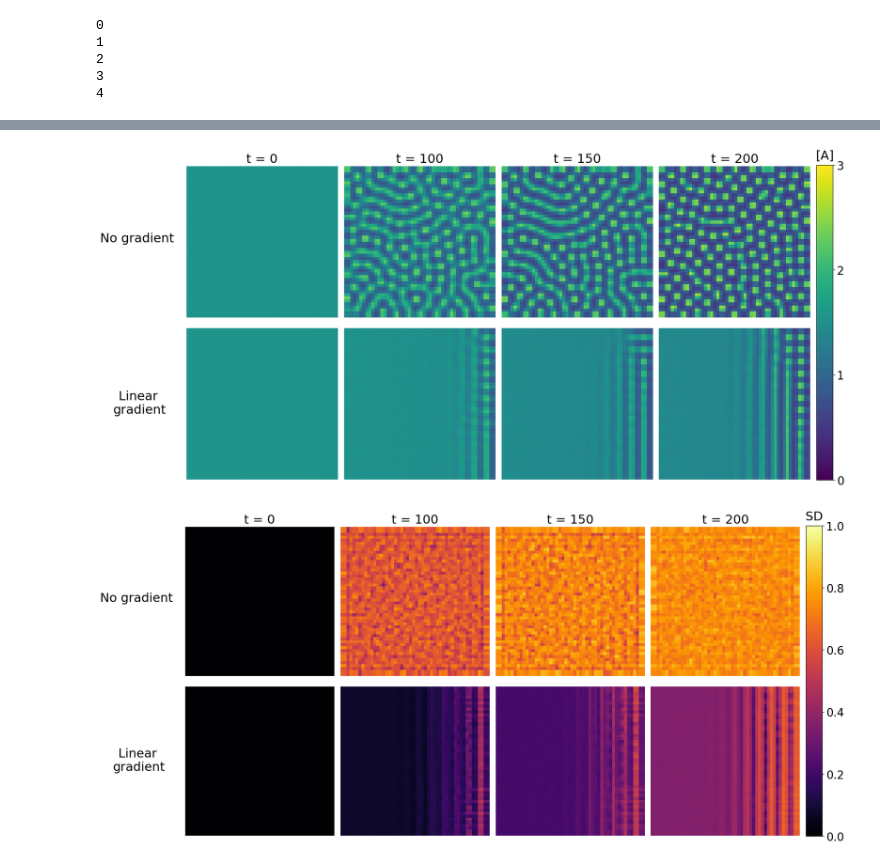
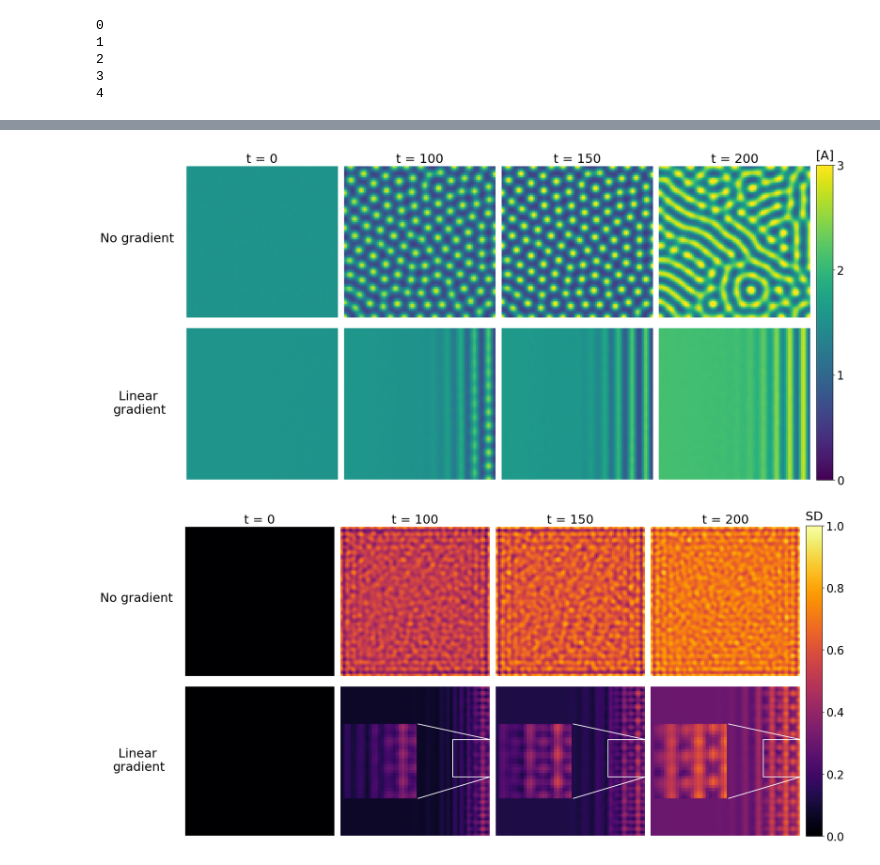
Before and after one commit to Endres-group/Limit-cycle-Turing-patterns, a Jupyter notebook: Figure_5.ipynb, the cells around one changed output, grey strips where cells are left out. Drawn from its saved outputs; the diff is of its cells as text; code cells hidden in the pictures.

```diff
--- a/Figure_5.ipynb
+++ b/Figure_5.ipynb
@@ -838,11 +775,11 @@ res_dict = {i: [] for i in range(0,ngrad)}
 for s in range(int(ngrad/8)):
     print(s)
     for i in range(0,8):
-        res = np.load(f"fig5_data_2/main_C0_{np.round(C0,3)}_{i+8*s}.npz")
+        res = np.load(f"fig5_data_rev/main_C0_{np.round(C0,3)}_{i+8*s}.npz")
         entropy_list = []
         xent = []
         for o in range(0,len(res['k1'])):
-            FS1 = np.fft.fft2(res['u2'][o], (50, 50))
+            FS1 = np.fft.fft2(res['u2'][o], (100, 100))
             power_spectrum = np.abs(FS1)**2
             power_spectrum_normS1 = power_spectrum / np.sum(power_spectrum)
             entropy_list.append(-np.sum(power_spectrum_normS1 * np.log2(power_spectrum_normS1+ 0.00000000000000001)))
@@ -863,17 +800,17 @@ for i in range(0,len(res['k1'])):
 4
 # %%
 
-with open("fig5_noised_together_FF.pkl", "wb") as f:
+with open("fig5_noised_together_FF_rev.pkl", "wb") as f:
     pickle.dump({'ent_list': ent_list,
                  'PSD': avg_res_sd4}, f)
 # %%
-with open("fig5_noised_together_null.pkl", "rb") as f:
+with open("fig5_noised_together_null_rev.pkl", "rb") as f:
     data = pickle.load(f)
 
 ent_list_null = data['ent_list']
 PSD_null = data['PSD']
 
-with open("fig5_noised_together_FF.pkl", "rb") as f:
+with open("fig5_noised_together_FF_rev.pkl", "rb") as f:
     data = pickle.load(f)
 
 ent_list_FF = data['ent_list']
@@ -982,13 +919,14 @@ print(top2_indices)
 # %%
+timepoints = [0,100,150,200]
 ncols = len(timepoints)
 nrows = 2  # first row = u, second row = u2
 vmin_global = 0
 vmax_global = 1
-timepoints = [0,100,150,200]
+
 # Load data
 res_dict = {i: [] for i in range(40)}
 for i in range(40):
-    res = np.load(f"fig5_data_2/main_C0_0.12_{i}.npz")
+    res = np.load(f"fig5_data_rev/main_C0_0.16_{i}.npz")
     res_dict[i].append(res)
 
 # Prepare PSD images
@@ -1008,7 +946,7 @@ for key in ['u', 'u2']:
 fig = plt.figure(figsize=(20, 10))
 gs = gridspec.GridSpec(nrows, ncols + 1, width_ratios=[1]*ncols + [0.05], wspace=0.05, hspace=0.05)
 run = 9
-res = np.load(f"fig5_data_2/main_C0_0.12_{run}.npz")
+res = np.load(f"fig5_data_rev/main_C0_0.16_{run}.npz")
 vmin_global = 0
 vmax_global = 3
 for row in range(nrows):
@@ -1019,35 +957,35 @@ for row in range(nrows):
         else:
             im = ax.imshow(res['u2'][timepoints[col]], vmin=vmin_global, vmax=vmax_global, cmap='viridis')
         ax.axis('off')
         if row == 0:
             ax.set_title(f"t = {timepoints[col]}", fontsize=22)
         ax.set_aspect('equal')
 
 cax = fig.add_subplot(gs[:, -1])  # span all rows
 pos = cax.get_position()
 cbar = fig.colorbar(im, cax=cax, orientation='vertical')
 ticks = np.arange(0, 3.1, 1)
 cbar.set_ticks(ticks)
 cbar.ax.tick_params(labelsize=20)
 cax.set_position([pos.x0, pos.y0+0.003, 0.02, pos.height * 0.995])
 # Label above the colorbar
 cbar.ax.text(
     0.5, 1.01, "[A]", transform=cbar.ax.transAxes, fontsize=22,
     ha='center', va='bottom', rotation=0
 )
 row_labels = ["Linear  \ngradient", "No gradient"]  # adjust for nrows
 for i, label in enumerate(row_labels):
     # y-coordinates: center of each row, distribute evenly
     y = [0.3,0.7]
     x = [0.1,0.11]
     fig.text(x[i], y[i], label, fontsize=22, va='center', ha='right', rotation=0)
 
 
 plt.tight_layout()
-plt.savefig("Images_for_paper/fig5_img2x4.png")
+plt.savefig("fig5_img2x4_rev.png")
 plt.show()
 # %% [output]
-[figure, old version]
+[figure, new version]
 # %%
 fig = plt.figure(figsize=(20, 10))
 gs = gridspec.GridSpec(nrows, ncols + 1, width_ratios=[1]*ncols + [0.05], wspace=0.05, hspace=0.05)
@@ -1058,9 +996,29 @@ for row in range(nrows):
         ax = fig.add_subplot(gs[row, col])
         im = ax.imshow(PSD_imgs[row][col], vmin=vmin_global, vmax=vmax_global, cmap='inferno')
         ax.axis('off')
+
         if row == 0:
             ax.set_title(f"t = {timepoints[col]}", fontsize=22)
+
         ax.set_aspect('equal')
+
+        # 🔽 ADD THIS BLOCK (only for bottom row)
+        if row == nrows - 1:
+            if col >0:
+                # Create inset
+                axins = inset_axes(ax, width="50%", height="50%",bbox_to_anchor=(0, 0, 1, 1), bbox_transform=ax.transAxes, loc='center left')
+
+                # Show same image
+                axins.imshow(PSD_imgs[row][col], vmin=vmin_global, vmax=vmax_global, cmap='inferno')
+
+                # Set zoomed region
+                axins.set_xlim(75, 100)
+                axins.set_ylim(35, 60)  # invert y-axis for imshow
+
+                axins.axis('off')
+
+                # Draw connecting box
+                mark_inset(ax, axins, loc1=1, loc2=4, fc="none", ec="white", lw=1.5)
 
 cax = fig.add_subplot(gs[:, -1])  # span all rows
 cbar = fig.colorbar(im, cax=cax, orientation='vertical')
@@ -1082,7 +1040,7 @@ for i, label in enumerate(row_labels):
 
 
 plt.tight_layout()
-plt.savefig("Images_for_paper/fig5_PSD_2x4.png")
+plt.savefig("fig5_PSD_2x4_rev.png")
 plt.show()
 # %% [output]
-[figure, old version]
+[figure, new version]
```
Also changed, not shown: parts of 16 cells of this notebook, 3 other files.
